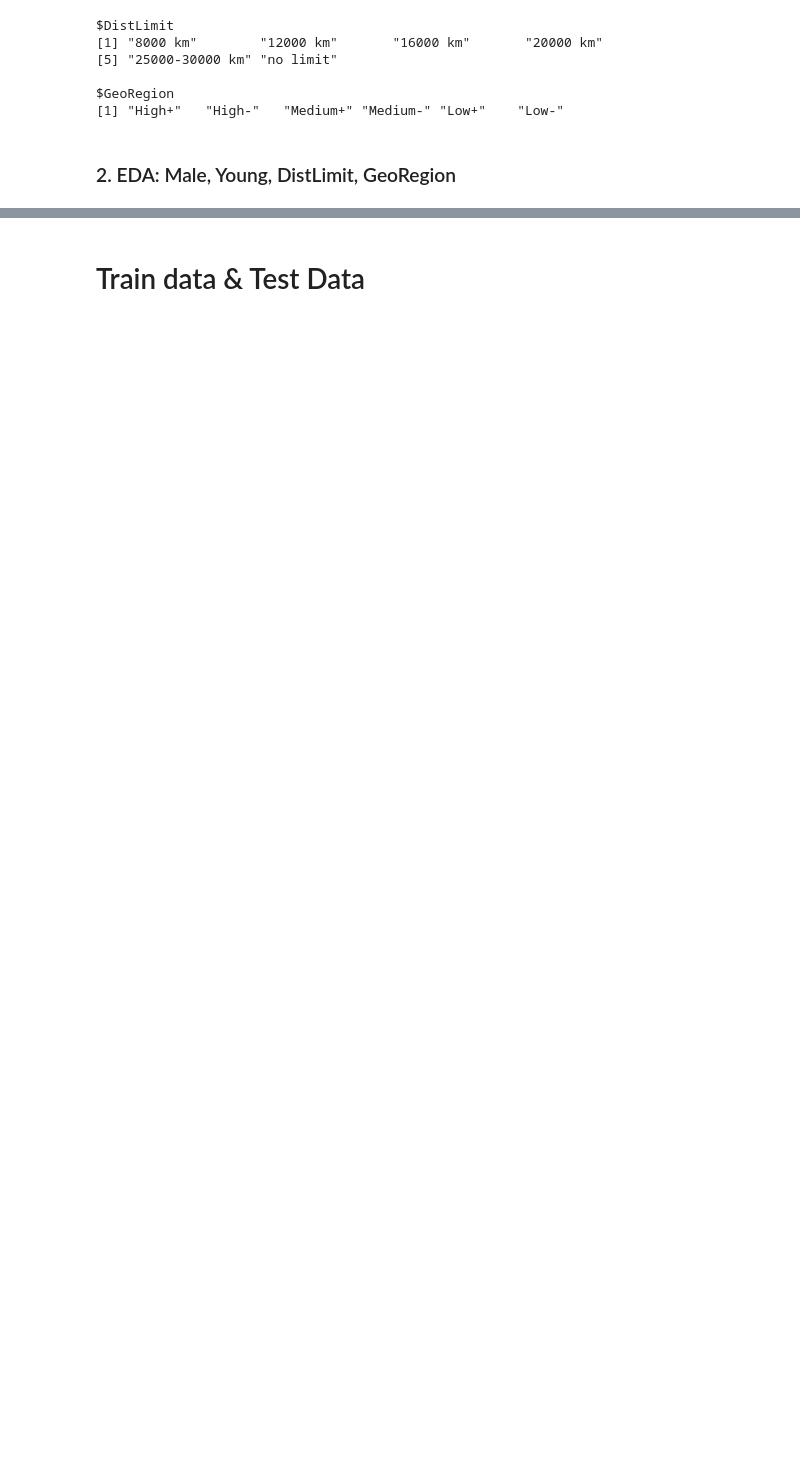
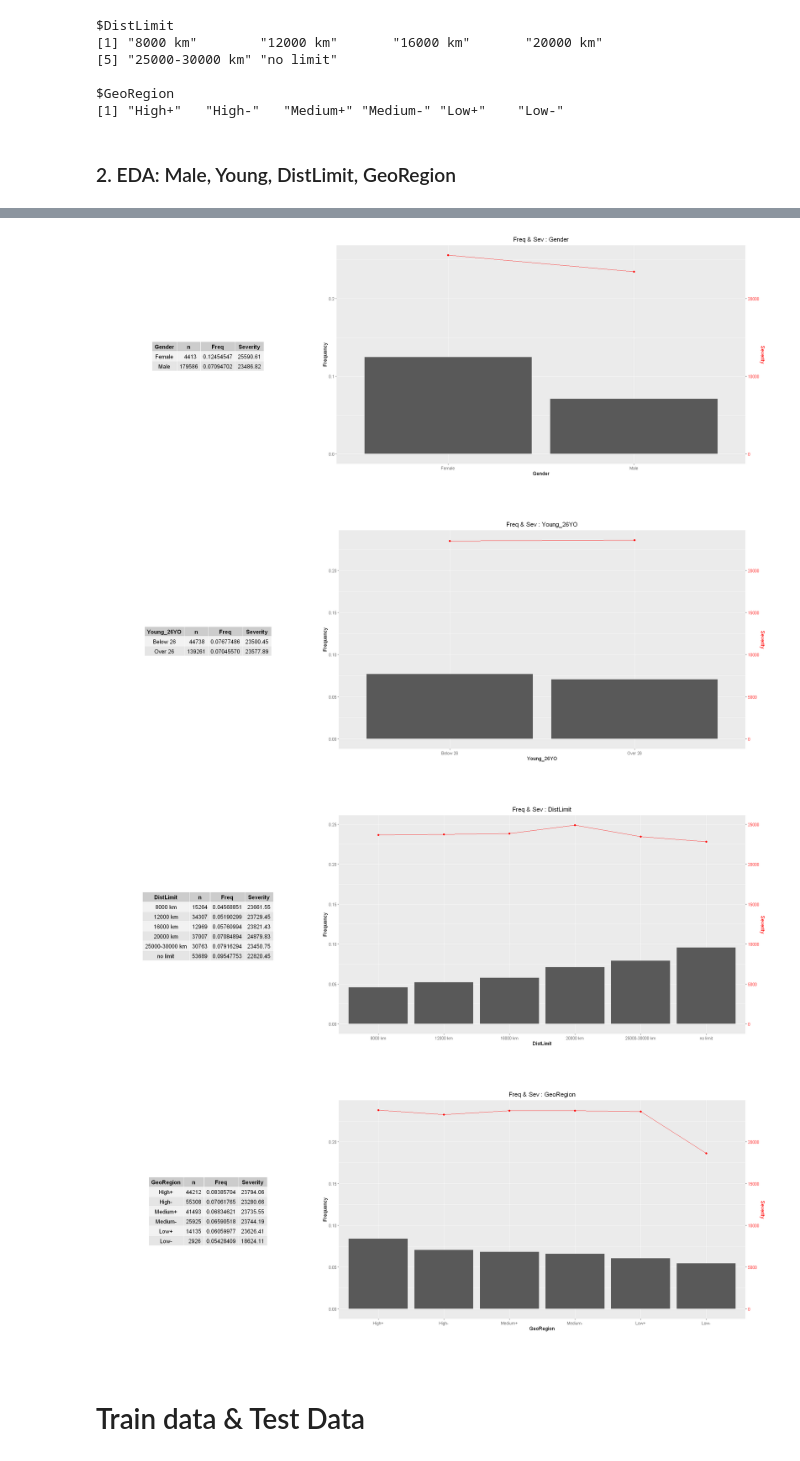
Before and after one commit to Eddie-Zhu-IRL/Motor-Insurance-Pricing, a Jupyter notebook: R/NorAuto_Pricing_R.ipynb, the cells around one changed output, grey strips where cells are left out. Cells and saved outputs as stored; diff of their text form; code cells hidden in the pictures; blank space fills up the shorter version.

```diff
--- a/R/NorAuto_Pricing_R.ipynb
+++ b/R/NorAuto_Pricing_R.ipynb
@@ -72,11 +49,3 @@ $GeoRegion
 [1] "High+"   "High-"   "Medium+" "Medium-" "Low+"    "Low-"
 # %% [markdown]
 ### 2. EDA: Male, Young, DistLimit, GeoRegion
-# %%
-col.summary <- function(x, data = norauto) {
-    for (i in 1:length(x)) {
-        data %>% group_by(.data[[x[i]]]) %>% summarise(n= n(), Freq = sum(NbClaim) / sum(Expo), Severity = sum(ClaimAmount * NbClaim) / sum(NbClaim)) %>% knitr::kable() %>% print()
-    }
-}
-
-col.summary(colnames(norauto)[1:4], data = norauto)
@@ -149,3 +64,32 @@ norauto %>%
+# %%
+freq_sev <- function (x, data, title) {
+
+    for (i in 1:length(x)) {
+        dt <- data %>% group_by(.data[[x[i]]]) %>% summarise(n= n(), Freq = sum(NbClaim) / sum(Expo), Severity = sum(ClaimAmount * NbClaim) / sum(NbClaim))
+        tbl <- tableGrob(as.data.frame(dt), rows = NULL)
+
+        p <- ggplot(dt, aes(x = .data[[x[i]]])) +
+                geom_col(aes(y = Freq)) +
+                geom_line(aes(y = Severity / 100000), color = "red", group = 1) +
+                geom_point(aes(y = Severity / 100000), color = "red") +
+                scale_y_continuous(name = "Frequency", sec.axis = sec_axis(~ . * 100000, name = "Severity")) +
+                labs(`title` = paste(title, " : ", x[i], sep = "")) +
+                theme(plot.title = element_text(hjust = 0.5), axis.title.y.right = element_text(color = "red"), axis.text.y.right = element_text(color = "red"))
+
+        grid.arrange(tbl, p, ncol=2, heights = c(10, 1), widths = c(1, 2))
+        output <- arrangeGrob(tbl, p, ncol=2, heights = c(10, 1), widths = c(1, 2))
+        ggsave(filename = paste("freq_sev_", x[i], ".png", sep=""), plot = output, width = 20, height = 8, dpi = 300, bg = "white")
+
+    }
+}
+
+options(repr.plot.width = 20, repr.plot.height = 8)
+freq_sev(c("Gender", "Young_26YO", "DistLimit", "GeoRegion"), norauto, "Freq & Sev")
+# %% [output]
+[figure, added]
+[figure, added]
+[figure, added]
+[figure, added]
 # %% [markdown]
 # Train data & Test Data
 # %%
```
Also changed, not shown: parts of 31 cells of this notebook.
